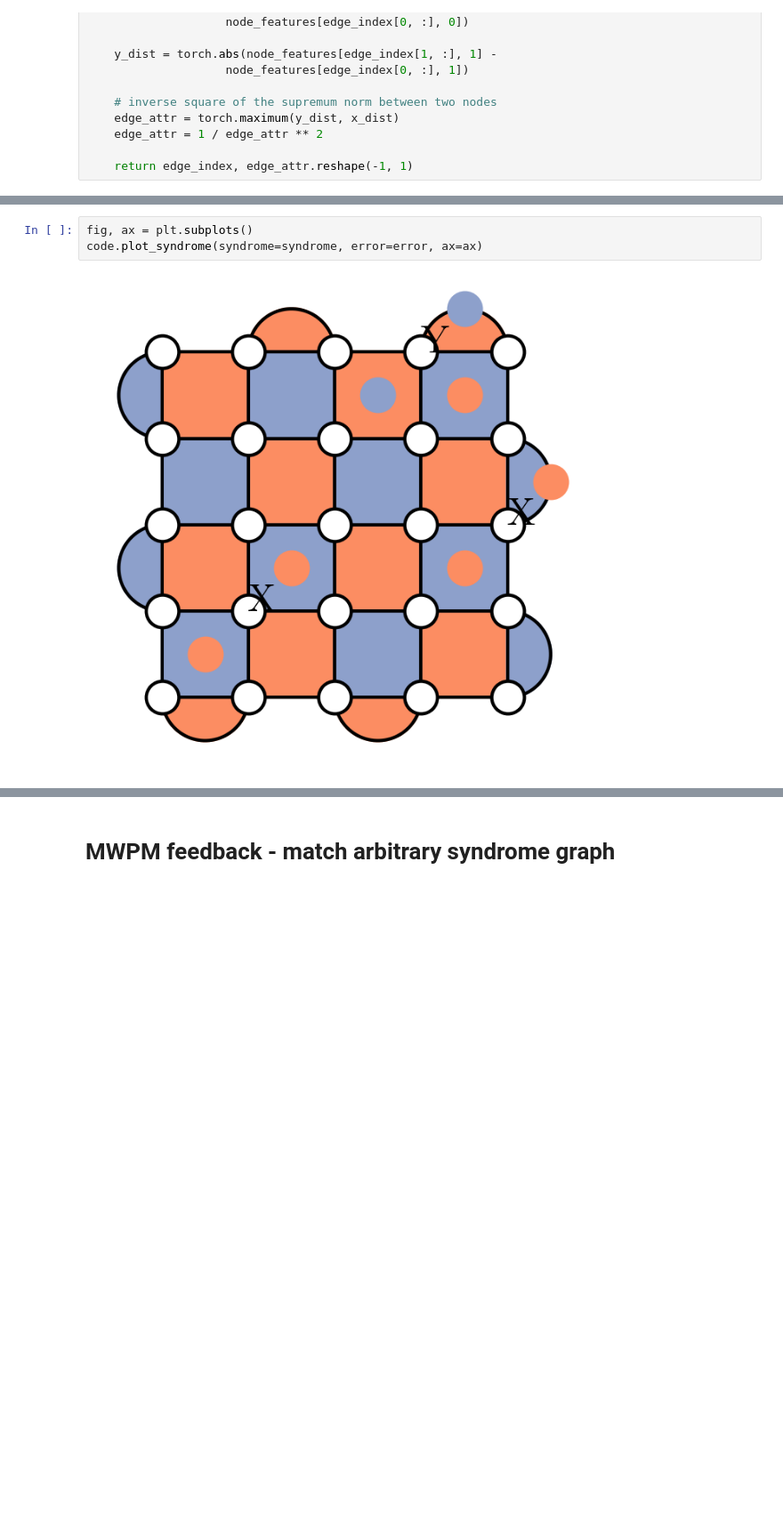
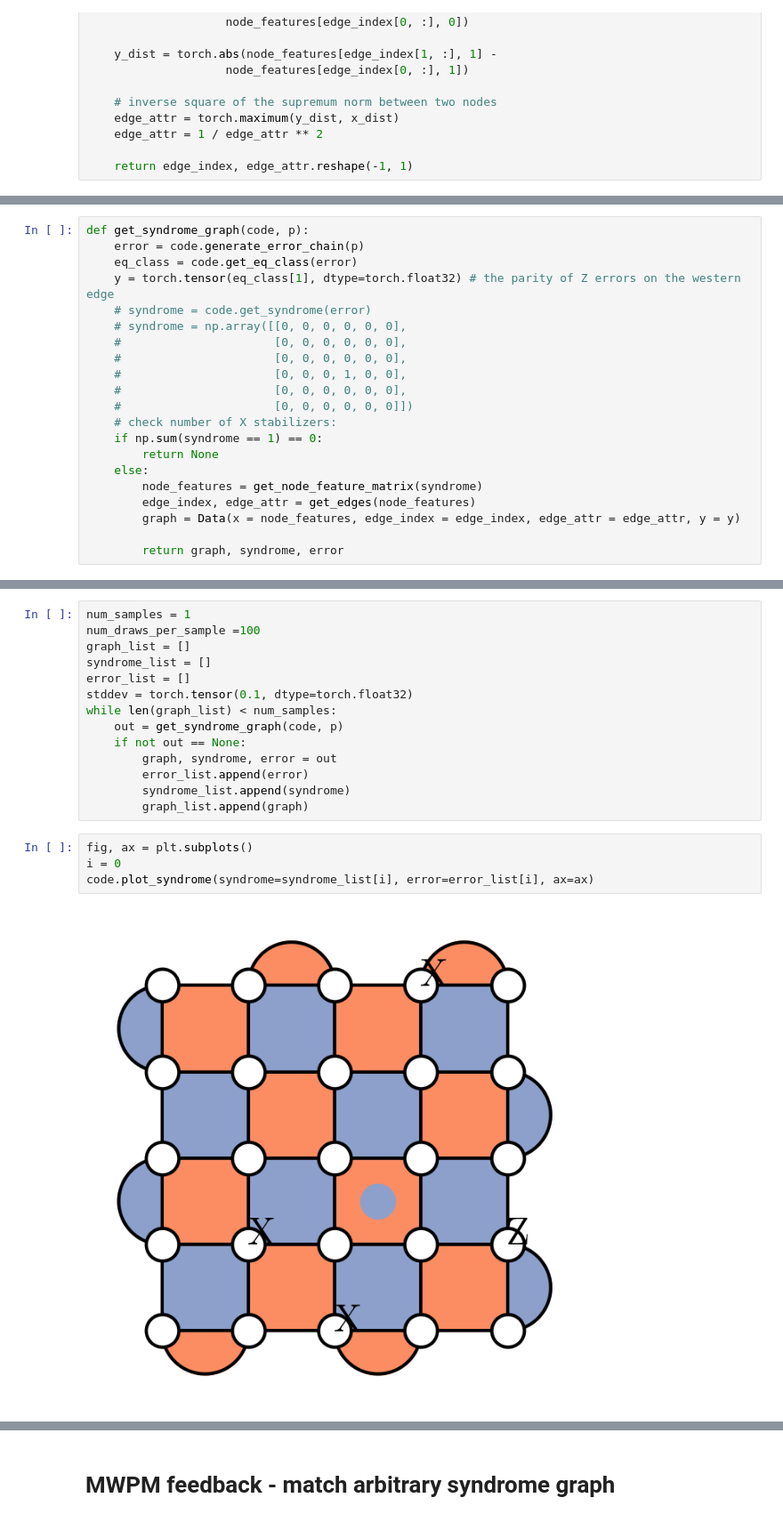
Before and after one commit to LangeMoritz/neural_matching, a Jupyter notebook: build_decoder.ipynb, the cells around one changed output, grey strips where cells are left out. Shown at 89% size. Cells and saved outputs as stored; diff of their text form; blank space fills up the shorter version.

```diff
--- a/build_decoder.ipynb
+++ b/build_decoder.ipynb
@@ -81,0 +246,21 @@ def get_edges(node_features):
+# %%
+def get_syndrome_graph(code, p):
+    error = code.generate_error_chain(p)
+    eq_class = code.get_eq_class(error)
+    y = torch.tensor(eq_class[1], dtype=torch.float32) # the parity of Z errors on the western edge
+    # syndrome = code.get_syndrome(error)
+    # syndrome = np.array([[0, 0, 0, 0, 0, 0],
+    #                      [0, 0, 0, 0, 0, 0],
+    #                      [0, 0, 0, 0, 0, 0],
+    #                      [0, 0, 0, 1, 0, 0],
+    #                      [0, 0, 0, 0, 0, 0],
+    #                      [0, 0, 0, 0, 0, 0]])
+    # check number of X stabilizers:
+    if np.sum(syndrome == 1) == 0:
+        return None
+    else:
+        node_features = get_node_feature_matrix(syndrome)
+        edge_index, edge_attr = get_edges(node_features)
+        graph = Data(x = node_features, edge_index = edge_index, edge_attr = edge_attr, y = y)
+
+        return graph, syndrome, error
@@ -82,5 +295,20 @@ def get_edges(node_features):
+# %%
+num_samples = 1
+num_draws_per_sample =100
+graph_list = []
+syndrome_list = []
+error_list = []
+stddev = torch.tensor(0.1, dtype=torch.float32)
+while len(graph_list) < num_samples:
+    out = get_syndrome_graph(code, p)
+    if not out == None:
+        graph, syndrome, error = out
+        error_list.append(error)
+        syndrome_list.append(syndrome)
+        graph_list.append(graph)
 # %%
 fig, ax = plt.subplots()
-code.plot_syndrome(syndrome=syndrome, error=error, ax=ax)
+i = 0
+code.plot_syndrome(syndrome=syndrome_list[i], error=error_list[i], ax=ax)
 # %% [output]
-[figure, old version]
+[figure, new version]
```
Also changed, not shown: parts of 17 cells of this notebook, 4 other files.
